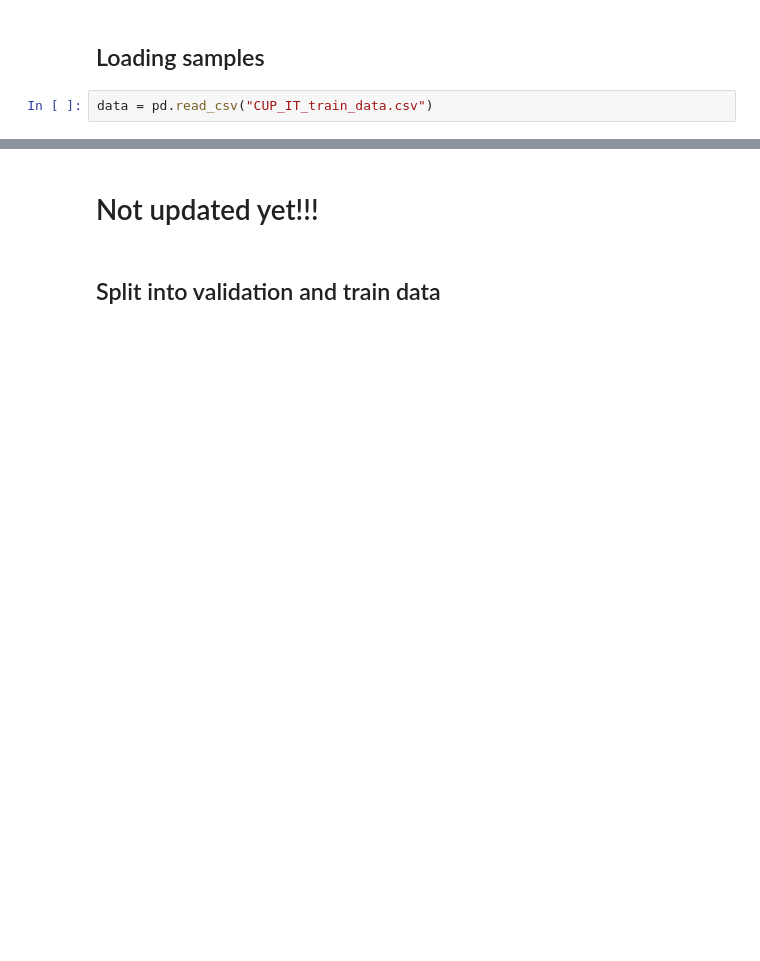
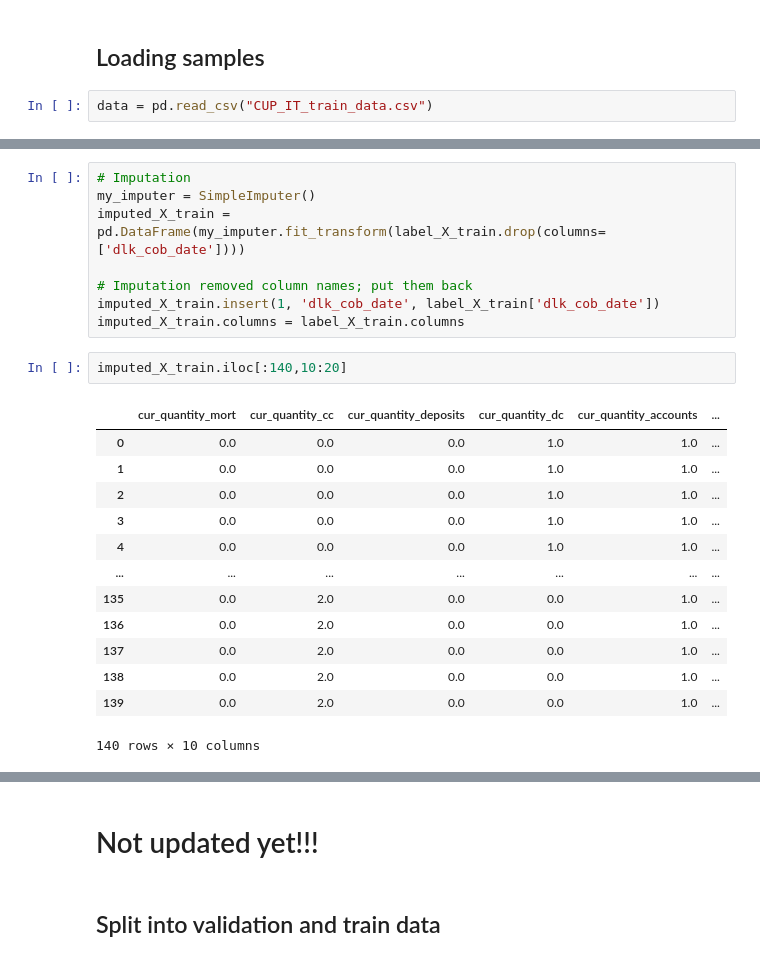
Before and after one commit to kazzart/CLV, a Jupyter notebook: CLV_model.ipynb, the cells around one changed output, grey strips where cells are left out. Drawn from its saved outputs; the diff is of its cells as text; blank space fills up the shorter version.

```diff
--- a/CLV_model.ipynb
+++ b/CLV_model.ipynb
@@ -37,0 +58,24 @@ data_last.sort_index().head()
+# %%
+# Imputation
+my_imputer = SimpleImputer()
+imputed_X_train = pd.DataFrame(my_imputer.fit_transform(label_X_train.drop(columns=['dlk_cob_date'])))
+
+# Imputation removed column names; put them back
+imputed_X_train.insert(1, 'dlk_cob_date', label_X_train['dlk_cob_date'])
+imputed_X_train.columns = label_X_train.columns
+# %%
+imputed_X_train.iloc[:140,10:20]
+# %% [output]
+|  | cur_quantity_mort | cur_quantity_cc | cur_quantity_deposits | cur_quantity_dc | cur_quantity_accounts | ... |
+| 0 | 0.0 | 0.0 | 0.0 | 1.0 | 1.0 | ... |
+| 1 | 0.0 | 0.0 | 0.0 | 1.0 | 1.0 | ... |
+| 2 | 0.0 | 0.0 | 0.0 | 1.0 | 1.0 | ... |
+| 3 | 0.0 | 0.0 | 0.0 | 1.0 | 1.0 | ... |
+| 4 | 0.0 | 0.0 | 0.0 | 1.0 | 1.0 | ... |
+| ... | ... | ... | ... | ... | ... | ... |
+| 135 | 0.0 | 2.0 | 0.0 | 0.0 | 1.0 | ... |
+| 136 | 0.0 | 2.0 | 0.0 | 0.0 | 1.0 | ... |
+| 137 | 0.0 | 2.0 | 0.0 | 0.0 | 1.0 | ... |
+| 138 | 0.0 | 2.0 | 0.0 | 0.0 | 1.0 | ... |
+| 139 | 0.0 | 2.0 | 0.0 | 0.0 | 1.0 | ... |
+140 rows × 10 columns
```
Also changed, not shown: parts of 31 cells of this notebook, 2 other files.
